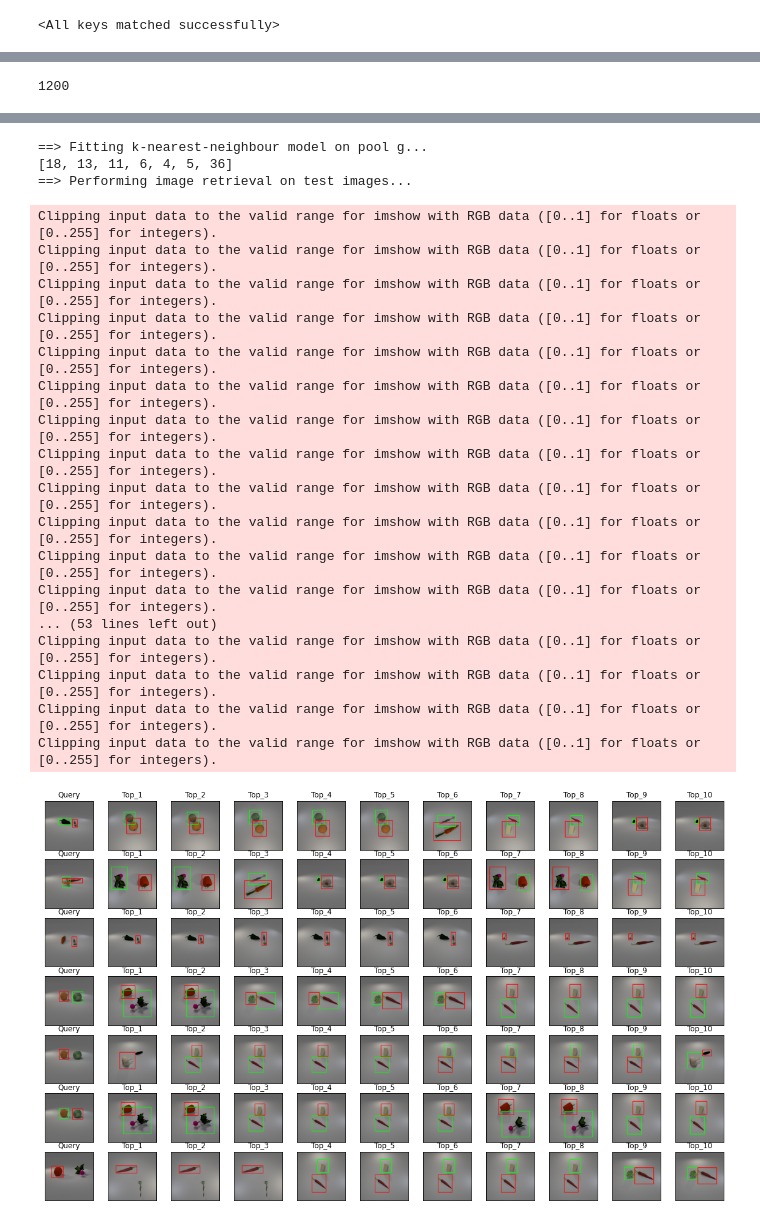
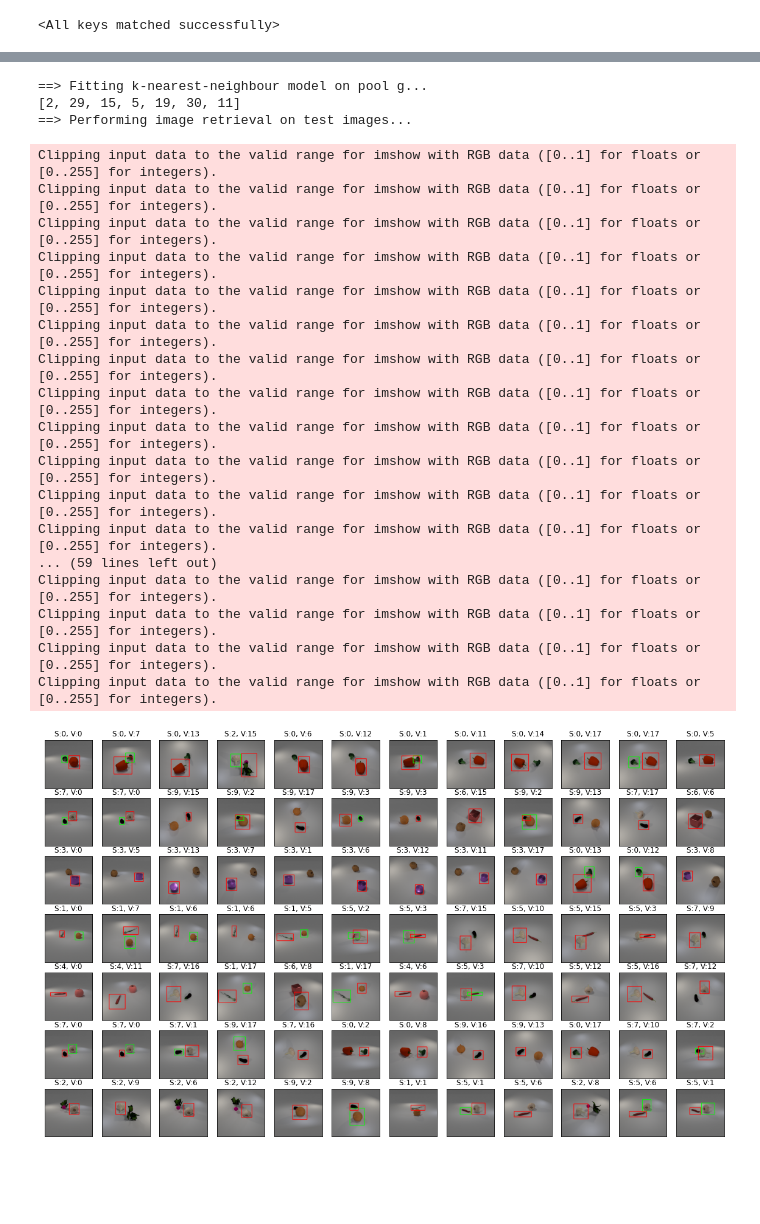
Before and after one commit to sakshamjindal/Non-Metric-3d-Representation, a Jupyter notebook: nbs/visalise_two_object.ipynb, the cells around one changed output, grey strips where cells are left out. Drawn from its saved outputs; the diff is of its cells as text; code cells hidden in the pictures; blank space fills up the shorter version.

Commit message:
two obect spatial visualisations added

```diff
--- a/nbs/visalise_two_object.ipynb
+++ b/nbs/visalise_two_object.ipynb
@@ -33,7 +33,7 @@ freezing feature extractor encoder
 freezing feature extractor scene graph
 freezing feature extractor encoder
 # %%
-PATH = "/home/mprabhud/saksham/non-metric_3d_representation/tb_logs/two_obj_spatial_with_scene_and_view_loss_exp8/checkpoint_199.pth.tar"
+PATH = "/home/mprabhud/saksham/non-metric_3d_representation/tb_logs/two_obj_spatial_with_scene_and_view_loss_exp9/checkpoint_99.pth.tar"
 model.load_state_dict(torch.load(PATH)['state_dict'])
 # %% [output]
 <All keys matched successfully>
@@ -166,8 +221,0 @@ def store_to_pool_e(pool_e, feed_dict_q, metadata, model, args):
-# %%
-pool_size = 63
-pool_e = DoublePool_O(pool_size, isnode=False)
-
-for i, (feed_dict_q, feed_dict_k, metadata) in enumerate((query_train_loader)):
-    store_to_pool_e(pool_e, feed_dict_q, metadata, model,args)
-
-print(pool_e.num)
@@ -273,7 +334,3 @@ Initialised..... 10  files...
-# %%
-pool_g.num
-# %% [output]
-1200
 # %%
 import cv2
 
@@ -297,17 +354,19 @@ def plot_query_retrieval(imgs_retrieval, outFile, args):
     n_retrieval = len(imgs_retrieval)
     fig = plt.figure(figsize=(20, 12))
     for idx in range(n_retrieval):
-        for im in range(0, 11):
-            ax = fig.add_subplot(n_retrieval, 11, 11*idx+im+1,xticks=[], yticks=[])
+        for im in range(0, 12):
+            ax = fig.add_subplot(n_retrieval, 12, 12*idx+im+1,xticks=[], yticks=[])
             if args.mode=='node':
                 im_to_plot = draw_bounding_box(imgs_retrieval[idx][0][im], imgs_retrieval[idx][1][im], None)
             else:
                 im_to_plot = draw_bounding_box(imgs_retrieval[idx][0][im], imgs_retrieval[idx][1][im], imgs_retrieval[idx][2][im])
-            if im==0:
-                ax.set_title('Query')
+            if im>1:
+                ax.set_title('S:{}, V:{}'.format(imgs_retrieval[idx][-2][im], imgs_retrieval[idx][-1][im]))
             else:
-                ax.set_title('Top_'+str(im))
+#                 ax.set_title('Top_'+str(im))
+                ax.set_title('S:{}, V:{}'.format(imgs_retrieval[idx][-2][im], imgs_retrieval[idx][-1][im]))
             ax.imshow(im_to_plot)
+    plt.show()
     plt.close(fig)
     return fig
 # %%
@@ -331,32 +390,39 @@ def random_retrieve_topk(args, pool_e=None, pool_g=None, imgs_to_view=3):
     print("==> Performing image retrieval on test images...")
     for i, index in enumerate(query_indices_to_use):
         temp = []
-        _, indices = knn.kneighbors(torch.reshape(pool_e.embeds[index], (1,-1)).cpu()) # find k nearest train neighbours
+        distances, indices = knn.kneighbors(torch.reshape(pool_e.embeds[index], (1,-1)).cpu()) # find k nearest train neighbours
 
         img_query = pool_e.images[index].permute(1,2,0).cpu().numpy() # query image
+        img_key = pool_f_.images[index].permute(1,2,0).cpu().numpy()
         temp.append(img_query)
+        temp.append(img_key)
 
         imgs_retrieval = [pool_g.images[idx].permute(1,2,0).cpu().numpy() for idx in indices.flatten()]# retrieval images
         temp.extend(imgs_retrieval)
 
-        imgs_sub_boxes = [pool_e.sub_box[index]]
+        imgs_sub_boxes = [pool_e.sub_box[index], pool_f_.sub_box[index]]
         imgs_sub_boxes.extend([pool_g.sub_box[idx] for idx in indices.flatten()])
-
 
         imgs_obj_boxes = None
 
         if args.mode=='spatial':
-            imgs_obj_boxes = [pool_e.obj_box[index]]
+            imgs_obj_boxes = [pool_e.obj_box[index], pool_f_.obj_box[index]]
             imgs_obj_boxes.extend([pool_g.obj_box[idx] for idx in indices.flatten()])
 
 
-        figures_gen.append([temp, imgs_sub_boxes, imgs_obj_boxes])
+        scene_nums=[pool_e.scene_num[index], pool_f_.scene_num[index]]
+        scene_nums.extend([pool_g.scene_num[idx] for idx in indices.flatten()])
+
+        view_nums = [pool_e.view_num[index], pool_f_.view_num[index]]
+        view_nums.extend([pool_g.view_num[idx] for idx in indices.flatten()])
+
+        figures_gen.append([temp, imgs_sub_boxes, imgs_obj_boxes, distances[0],scene_nums, view_nums])
 
     fig = plot_query_retrieval(figures_gen, None, args)
 
-    return fig
+    return figures_gen
 # %%
-random_retrieve_topk(args, pool_e, pool_g, imgs_to_view=7)
+f = random_retrieve_topk(args, pool_e_, pool_g_, imgs_to_view=7)
 # %% [output]
 Clipping input data to the valid range for imshow with RGB data ([0..1] for floats or [0..255] for integers).
 Clipping input data to the valid range for imshow with RGB data ([0..1] for floats or [0..255] for integers).
@@ -369,21 +436,21 @@ Clipping input data to the valid range for imshow with RGB data ([0..1] for floa
 ==> Fitting k-nearest-neighbour model on pool g...
-[18, 13, 11, 6, 4, 5, 36]
+[2, 29, 15, 5, 19, 30, 11]
 ==> Performing image retrieval on test images...
 Clipping input data to the valid range for imshow with RGB data ([0..1] for floats or [0..255] for integers).
 Clipping input data to the valid range for imshow with RGB data ([0..1] for floats or [0..255] for integers).
 Clipping input data to the valid range for imshow with RGB data ([0..1] for floats or [0..255] for integers).
 Clipping input data to the valid range for imshow with RGB data ([0..1] for floats or [0..255] for integers).
 Clipping input data to the valid range for imshow with RGB data ([0..1] for floats or [0..255] for integers).
 Clipping input data to the valid range for imshow with RGB data ([0..1] for floats or [0..255] for integers).
 Clipping input data to the valid range for imshow with RGB data ([0..1] for floats or [0..255] for integers).
 Clipping input data to the valid range for imshow with RGB data ([0..1] for floats or [0..255] for integers).
 Clipping input data to the valid range for imshow with RGB data ([0..1] for floats or [0..255] for integers).
 Clipping input data to the valid range for imshow with RGB data ([0..1] for floats or [0..255] for integers).
 Clipping input data to the valid range for imshow with RGB data ([0..1] for floats or [0..255] for integers).
 Clipping input data to the valid range for imshow with RGB data ([0..1] for floats or [0..255] for integers).
-... (53 lines left out)
+... (59 lines left out)
 Clipping input data to the valid range for imshow with RGB data ([0..1] for floats or [0..255] for integers).
 Clipping input data to the valid range for imshow with RGB data ([0..1] for floats or [0..255] for integers).
 Clipping input data to the valid range for imshow with RGB data ([0..1] for floats or [0..255] for integers).
 Clipping input data to the valid range for imshow with RGB data ([0..1] for floats or [0..255] for integers).
-[figure, old version]
+[figure, new version]
```
Also changed, not shown: parts of 11 cells of this notebook, 1 other file.
